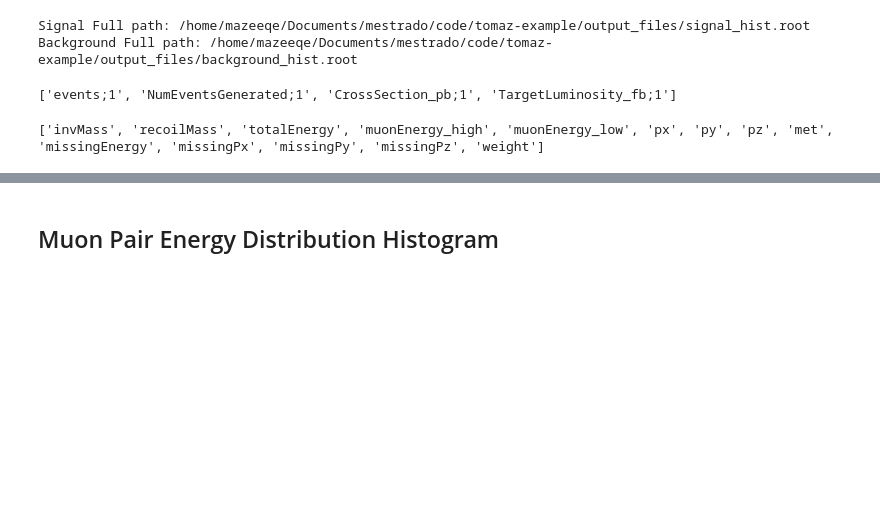
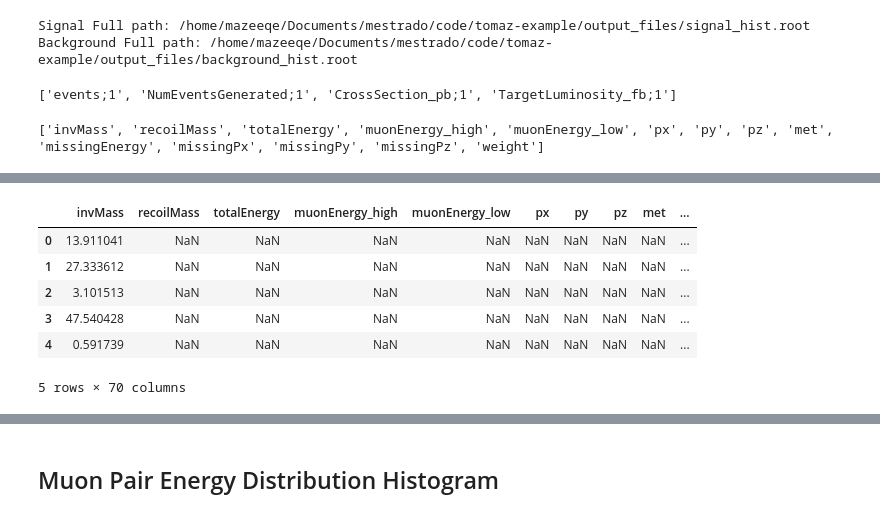
Before and after one commit to mazeeqe/tomaz-example, a Jupyter notebook: data/histogram.ipynb, the cells around one changed output, grey strips where cells are left out. Drawn from its saved outputs; the diff is of its cells as text; code cells hidden in the pictures; blank space fills up the shorter version.

```diff
--- a/data/histogram.ipynb
+++ b/data/histogram.ipynb
@@ -239,3 +263,13 @@ AttributeError: 'Series' object has no attribute 'clone'
+# %%
+bg_df.head()
+# %% [output]
+|  | invMass | recoilMass | totalEnergy | muonEnergy_high | muonEnergy_low | px | py | pz | met | ... |
+| 0 | 13.911041 | NaN | NaN | NaN | NaN | NaN | NaN | NaN | NaN | ... |
+| 1 | 27.333612 | NaN | NaN | NaN | NaN | NaN | NaN | NaN | NaN | ... |
+| 2 | 3.101513 | NaN | NaN | NaN | NaN | NaN | NaN | NaN | NaN | ... |
+| 3 | 47.540428 | NaN | NaN | NaN | NaN | NaN | NaN | NaN | NaN | ... |
+| 4 | 0.591739 | NaN | NaN | NaN | NaN | NaN | NaN | NaN | NaN | ... |
+5 rows × 70 columns
 # %%
 # Functions to import the ROOT branches into Numpy arrays
 def load_branch(tree,branch):
```
Also changed, not shown: parts of 22 cells of this notebook, 6 other files.
